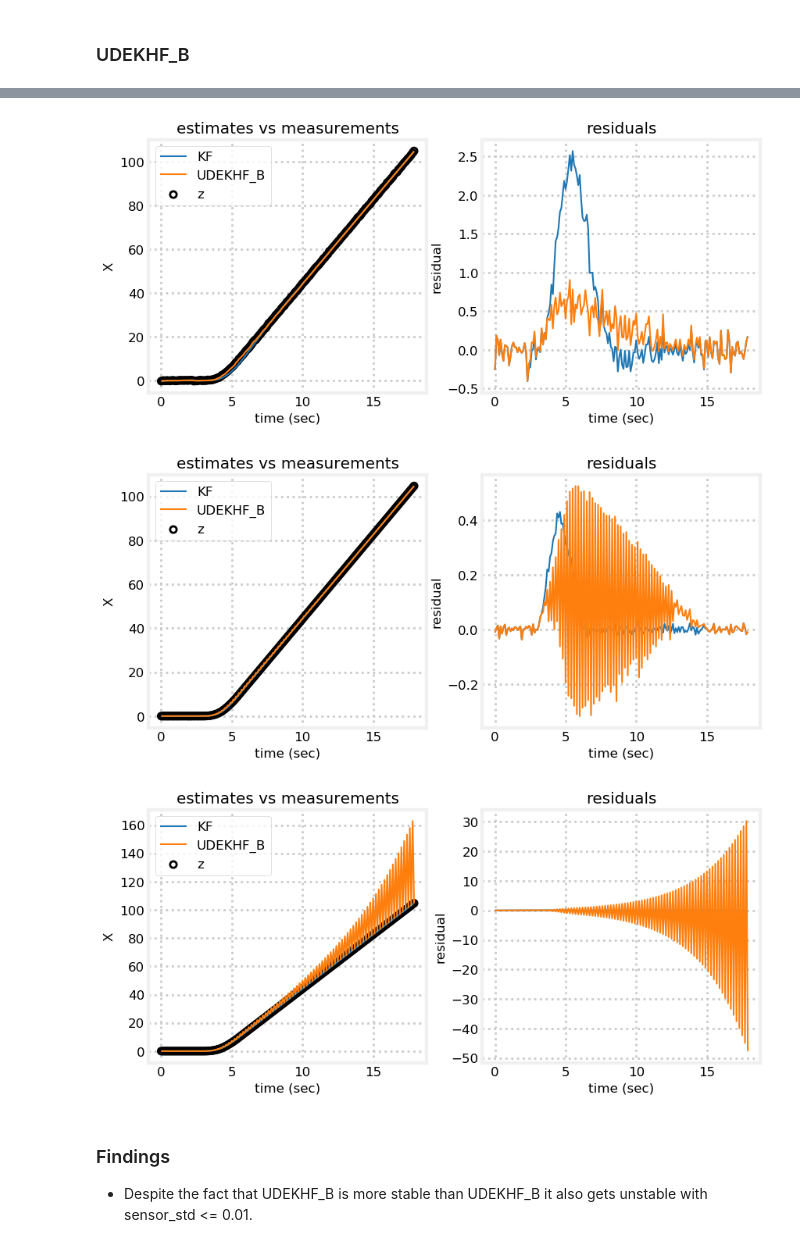
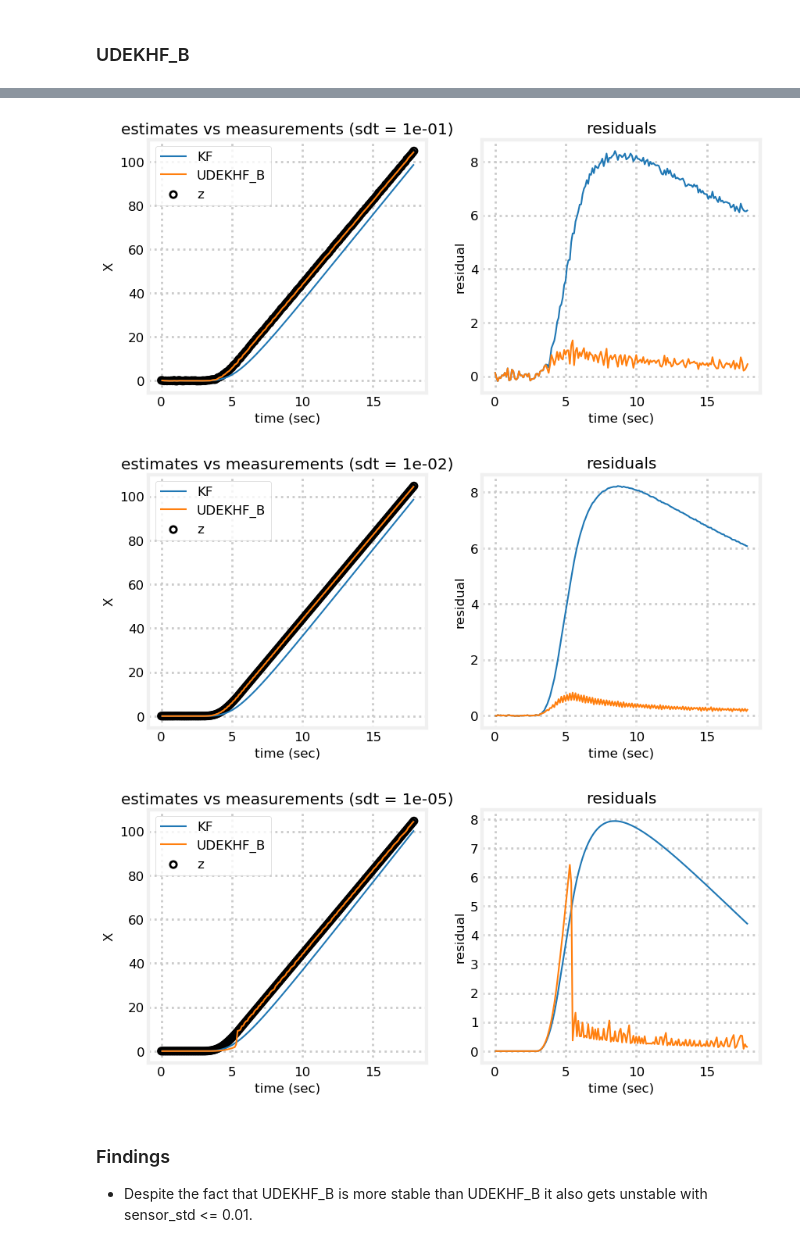
Before and after one commit to shkolnick-kun/kalman_h_infinity_filters, a Jupyter notebook: TestsLinear.ipynb, the cells around one changed output, grey strips where cells are left out. Drawn from its saved outputs; the diff is of its cells as text; code cells hidden in the pictures.

```diff
--- a/TestsLinear.ipynb
+++ b/TestsLinear.ipynb
@@ -132,7 +132,7 @@ from UDEKHFPost import UDExtendedKalmanHinfFilterPosterior as UDEKHF_B
 from filterpy.kalman import ExtendedKalmanFilter as EKF
 from filterpy.common import Q_discrete_white_noise
 
-cv_filter_H = np.array([[1, 0]], dtype=float)
+cv_filter_H = np.array([[1., 0.]], dtype=float)
 
 def cv_filter_Hx(x, *args):
     return cv_filter_H.dot(x)
@@ -145,8 +145,8 @@ def make_cv_filter(dt, std, ftype):
     cvfilter.x = np.array([0., 0.])
     cvfilter.P *= 3
     cvfilter.R *= std**2
-    cvfilter.F = np.array([[1, dt],
-                           [0,  1]], dtype=float)
+    cvfilter.F = np.array([[1., dt],
+                           [0., 1.]], dtype=float)
     #We have to add the regularization term to Q_discrete_white_noise or udu(Q) won't exist.
     cvfilter.Q = Q_discrete_white_noise(dim=2, dt=dt, var=0.02)
     cvfilter.Q += cvfilter.Q * np.eye(2) * 0.000000001 #Make Q positive definite
@@ -220,0 +223,19 @@ plt.legend(loc=2);
+# %%
+# reinitialize filter
+plt.figure(figsize=(10, 5), dpi=300.0)
+bp.plot_track(track2[:100, 0], dt=dt)
+
+for fname in list(filters):
+    # initialize filter
+    cvfilter = make_cv_filter(dt, sensor_std, filters[fname])
+    initialize_filter(cvfilter)
+    # run filter
+    kxs = []
+    for z in z_xs2[:100]:
+        cvfilter.predict_update(z, cv_filter_HJacobian, cv_filter_Hx)
+        kxs.append(cvfilter.x_post)
+    kxs = np.array(kxs)
+    bp.plot_filter(kxs[:, 0], dt=dt, label=fname, c = None)
+
+bp.set_labels(title='Effects of Acceleration', x='time (sec)', y='X');
+plt.legend(loc=2);
@@ -226,7 +249,7 @@ plt.legend(loc=2);
 # %% [markdown]
 ## Compare adaptive filters with Kalman with different sensor noise sdt
 # %%
-def plot_track_and_residuals(dt, z_xs, xs_ref, res_ref, xs, res, fname):
+def plot_track_and_residuals(dt, sensor_std, z_xs, xs_ref, res_ref, xs, res, fname):
     """ plots track and measurement on the left, and the residual
     of the filter on the right. Helps to visualize the performance of
     an adaptive filter.
@@ -242,7 +265,7 @@ def plot_track_and_residuals(dt, z_xs, xs_ref, res_ref, xs, res, fname):
     plt.legend(loc=2)
     plt.xlabel('time (sec)')
     plt.ylabel('X')
-    plt.title('estimates vs measurements')
+    plt.title('estimates vs measurements (sdt = %.e)'%sensor_std)
     plt.subplot(122)
     # plot twice so it has the same color as the plot to the left!
     plt.plot(t, res_ref)
@@ -269,11 +292,13 @@ def compare_residual_charts(dt, sensor_std, ftype, fname):
     for z in z_xs:
         cvfilter_kf.predict()
         cvfilter_kf.update([z], cv_filter_HJacobian, cv_filter_Hx)
+        #cvfilter_kf.update(z, cv_filter_HJacobian, cv_filter_Hx)
         xs_kf.append(cvfilter_kf.x[0])
         res_kf.append(cvfilter_kf.y[0])
 
         cvfilter.predict()
         cvfilter.update([z], cv_filter_HJacobian, cv_filter_Hx)
+        #cvfilter.update(z, cv_filter_HJacobian, cv_filter_Hx)
         xs.append(cvfilter.x[0])
         res.append(cvfilter.y[0])
 
@@ -281,7 +306,7 @@ def compare_residual_charts(dt, sensor_std, ftype, fname):
     res_kf = np.asarray(res_kf)
     xs     = np.asarray(xs)
     res    = np.asarray(res)
-    plot_track_and_residuals(dt, z_xs, xs_kf, res_kf, xs, res, fname)
+    plot_track_and_residuals(dt, sensor_std, z_xs, xs_kf, res_kf, xs, res, fname)
 
 dt = 0.1
 # %% [markdown]
@@ -348,15 +373,15 @@ compare_residual_charts(dt, 1., UDEKHF_B, 'UDEKHF_B')
 # %%
 compare_residual_charts(dt, .1, UDEKHF_B, 'UDEKHF_B')
 # %% [output]
-[figure, old version]
+[figure, new version]
 # %%
 compare_residual_charts(dt, .01, UDEKHF_B, 'UDEKHF_B')
 # %% [output]
-[figure, old version]
+[figure, new version]
 # %%
-compare_residual_charts(dt, .001, UDEKHF_B, 'UDEKHF_B')
+compare_residual_charts(dt, .00001, UDEKHF_B, 'UDEKHF_B')
 # %% [output]
-[figure, old version]
+[figure, new version]
 # %% [markdown]
 ### Findings
 * Despite the fact that UDEKHF_B is more stable than UDEKHF_B it also gets unstable with sensor_std <= 0.01.
```
Also changed, not shown: parts of 16 cells of this notebook, 1 other file.
